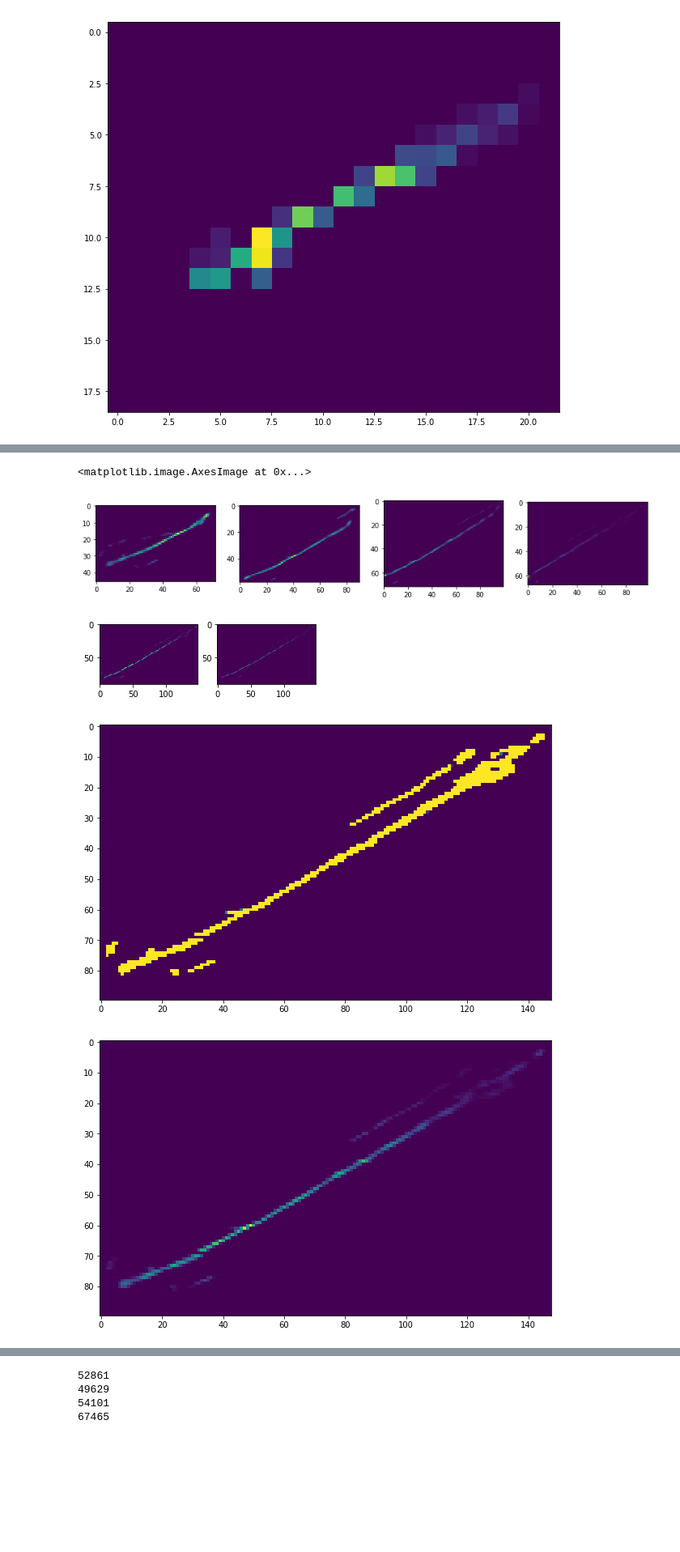
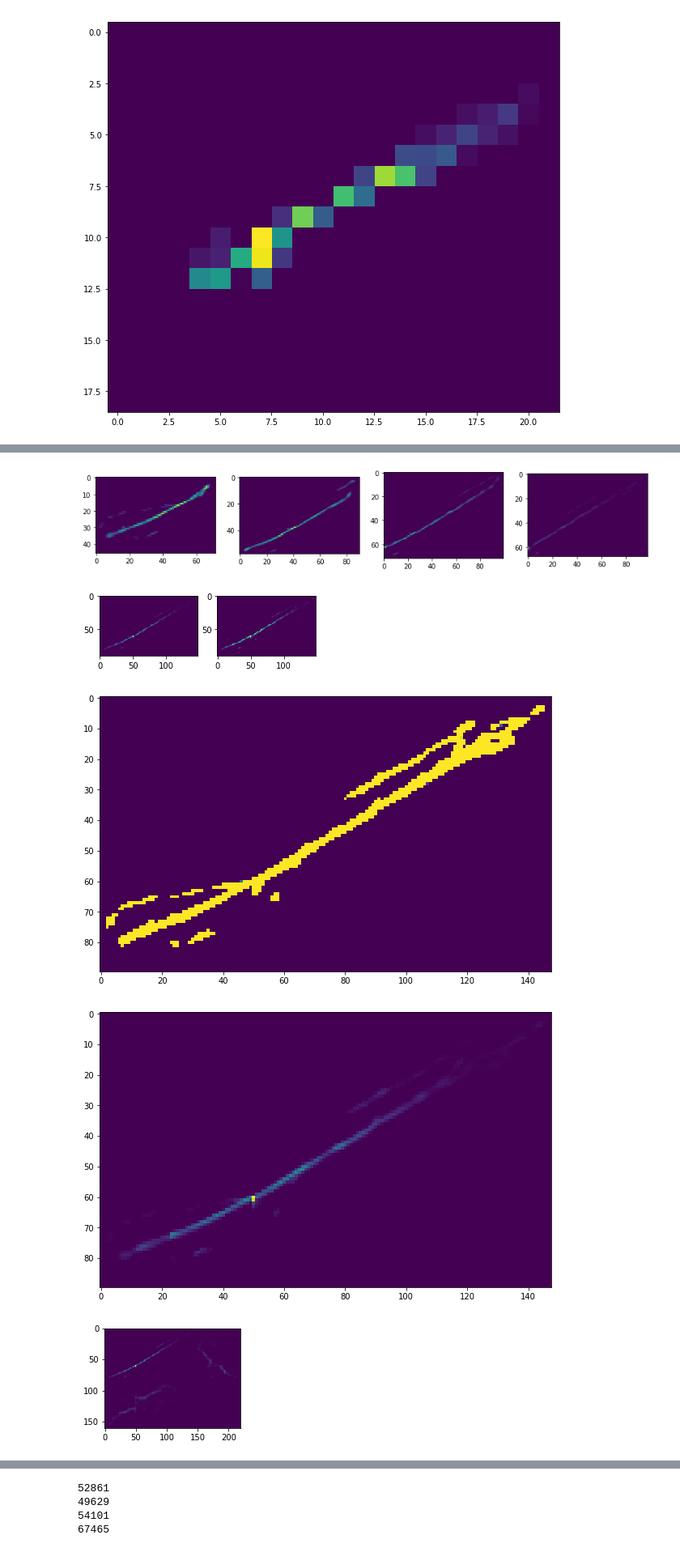
Before and after one commit to xiyuyi/PyPRIS, a Jupyter notebook: get_fig_for_pub_Feature3.ipynb, the cells around one changed output, grey strips where cells are left out. Shown at 81% size. Saved outputs shown, nothing was run; the diff lists cells and outputs as text; code cells hidden in the pictures; blank space fills up the shorter version.

```diff
--- a/get_fig_for_pub_Feature3.ipynb
+++ b/get_fig_for_pub_Feature3.ipynb
@@ -11,8 +11,8 @@ oxs = [1165-41, 1155-41, 1143-41, 1132-41 ]
 oys = [1369-41, 1392-41, 1412-41, 1432-41 ]
 # %%
 # define boundaries for ox and oy:
-x_boundaries = [[ np.inf, 1160],   [1160,   1149], [1149, 1137.5], [1137.5, -np.inf]]
-y_boundaries = [[-np.inf, 1380.5], [1380.5, 1402],  [1402, 1422],   [1422,    np.inf]]
+x_boundaries = [[ np.inf, 1160],   [1161,   1149], [1150, 1137.5], [1137.5+1, -np.inf]]
+y_boundaries = [[-np.inf, 1380.5+1], [1380.5, 1402+1],  [1402, 1422+1],   [1422,    np.inf]]
 
 #x_boundaries = [[ np.inf, -np.inf], [ np.inf, -np.inf],[ np.inf, -np.inf],[ np.inf, -np.inf]]
 #y_boundaries = [[-np.inf,  np.inf], [-np.inf,  np.inf], [-np.inf,  np.inf], [-np.inf,  np.inf]]
@@ -275,10 +275,10 @@ for lb_path, ox, oy, xbounds, ybounds in zip(pris3_linbregs, oxs, oys, x_boundar
     for ind, coord in enumerate(lb.candidate_coords):
         coordx = coord[1] + ox
         coordy = coord[2] + oy
-        if coordx >= xbounds[0]: xs[ind] = 0.0
-        if coordx <  xbounds[1]: xs[ind] = 0.0
+        #if coordx >= xbounds[0]: xs[ind] = 0.0
+        #if coordx <  xbounds[1]: xs[ind] = 0.0
         #if coordy <  ybounds[0]: xs[ind] = 0.0
-        #if coordy >= ybounds[1]: xs[ind] = 0.0
+        #if coordy > ybounds[1]: xs[ind] = 0.0
 
     for ele in lb.candidate_coords:
         lb_all.candidate_coords.append([ele[0],ele[1]+ox,ele[2]+oy])
@@ -290,34 +290,54 @@ for lb_path, ox, oy, xbounds, ybounds in zip(pris3_linbregs, oxs, oys, x_boundar
 lb_all.candidate_intervals = lb.candidate_intervals
 lb_all.x = np.asarray(x)
 
 vis = lb_all.candidate_vis()
 plt.figure(figsize=(15,15))
 plt.subplot(241)
 plt.imshow(np.mean(vis_list[0],axis=0))
 plt.subplot(242)
 plt.imshow(np.mean(vis_list[1],axis=0))
 plt.subplot(243)
 plt.imshow(np.mean(vis_list[2],axis=0))
 plt.subplot(244)
 plt.imshow(np.mean(vis_list[3],axis=0))
 
 plt.figure(figsize=(10,10))
 
 plt.subplot(245)
 plt.imshow(np.mean(vis,axis=0))
 plt.subplot(246)
 plt.imshow(np.mean(vis,axis=0),vmin=0, vmax=0.03)
 plt.figure(figsize=(10,10))
 plt.imshow(np.mean(vis,axis=0),vmin=0, vmax=0.00001)
 plt.figure(figsize=(10,10))
 plt.imshow(np.mean(vis,axis=0))
+
+
+prj_ax0 = copy.deepcopy(np.mean(vis, axis=0))
+prj_ax1 = copy.deepcopy(np.mean(vis, axis=1))
+prj_ax2 = copy.deepcopy(np.mean(vis, axis=2).T)
+patch = np.zeros((vis.shape[0],vis.shape[0]))
+cat1 = np.concatenate([prj_ax0, prj_ax2], axis = 1)
+cat2 = np.concatenate([prj_ax1, patch], axis = 1)
+cat = np.concatenate([cat1, cat2], axis = 0)
+plt.figure(figsize=(3,3))
+plt.imshow(cat)
+plt.savefig(
+    '../PyPRIS_pris3.png',
+    dpi=300, figsize=(100, 80))
+
+plt.figure(figsize=(3,3))
+plt.imshow(cat,vmin=0,vmax=0.004)
+plt.savefig(
+    '../PyPRIS_pris3_sat.png',
+    dpi=300, figsize=(100, 80))
 # %% [output]
 6445
 5877
 6077
 7585
-<matplotlib.image.AxesImage at 0x...>
 [figure]
-[figure, old version]
+[figure, new version]
-[figure, old version]
+[figure, new version]
-[figure, old version]
+[figure, new version]
+[figure, added]
```
Also changed, not shown: parts of 7 cells of this notebook.
